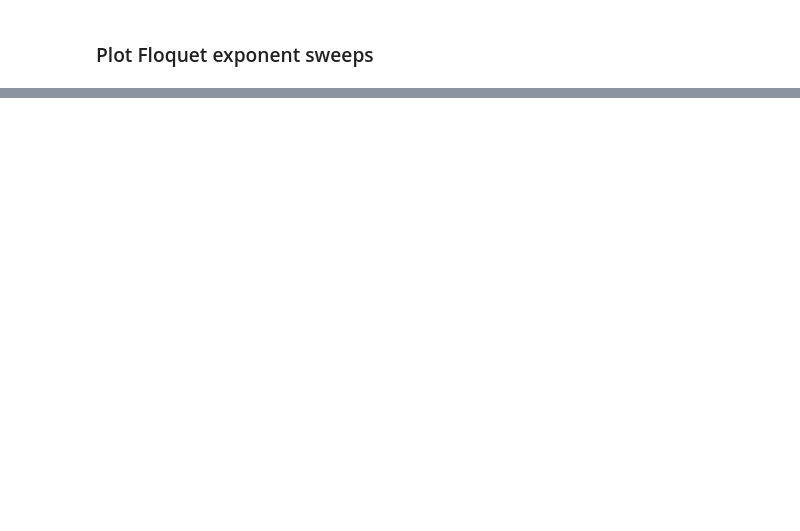
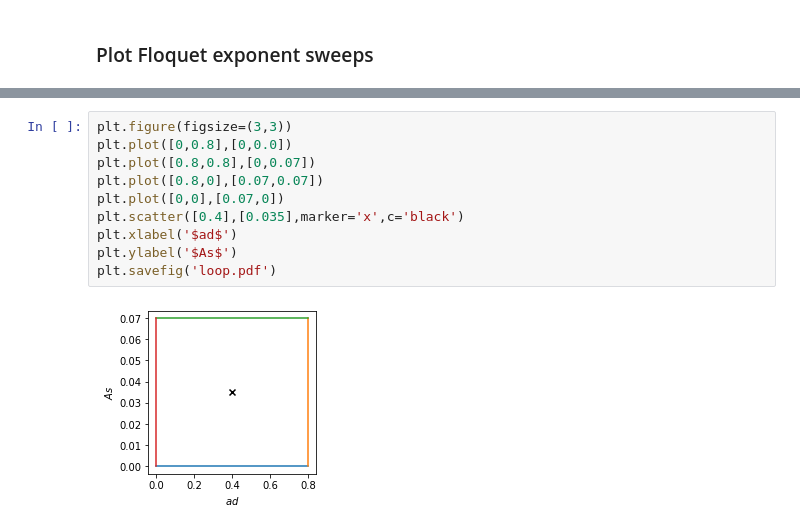
Before and after one commit to znicolaou/faraday, a Jupyter notebook: viscid_notebook.ipynb, the cells around one changed output, grey strips where cells are left out. Cells and saved outputs as stored; diff of their text form; blank space fills up the shorter version.

```diff
--- a/viscid_notebook.ipynb
+++ b/viscid_notebook.ipynb
@@ -869,0 +158,12 @@ plt.plot(np.imag(np.load('data/test_99evals_cont1.npy')))
+# %%
+plt.figure(figsize=(3,3))
+plt.plot([0,0.8],[0,0.0])
+plt.plot([0.8,0.8],[0,0.07])
+plt.plot([0.8,0],[0.07,0.07])
+plt.plot([0,0],[0.07,0])
+plt.scatter([0.4],[0.035],marker='x',c='black')
+plt.xlabel('$ad$')
+plt.ylabel('$As$')
+plt.savefig('loop.pdf')
+# %% [output]
+[figure, added]
```
Also changed, not shown: parts of 71 cells of this notebook, 8 other files.
